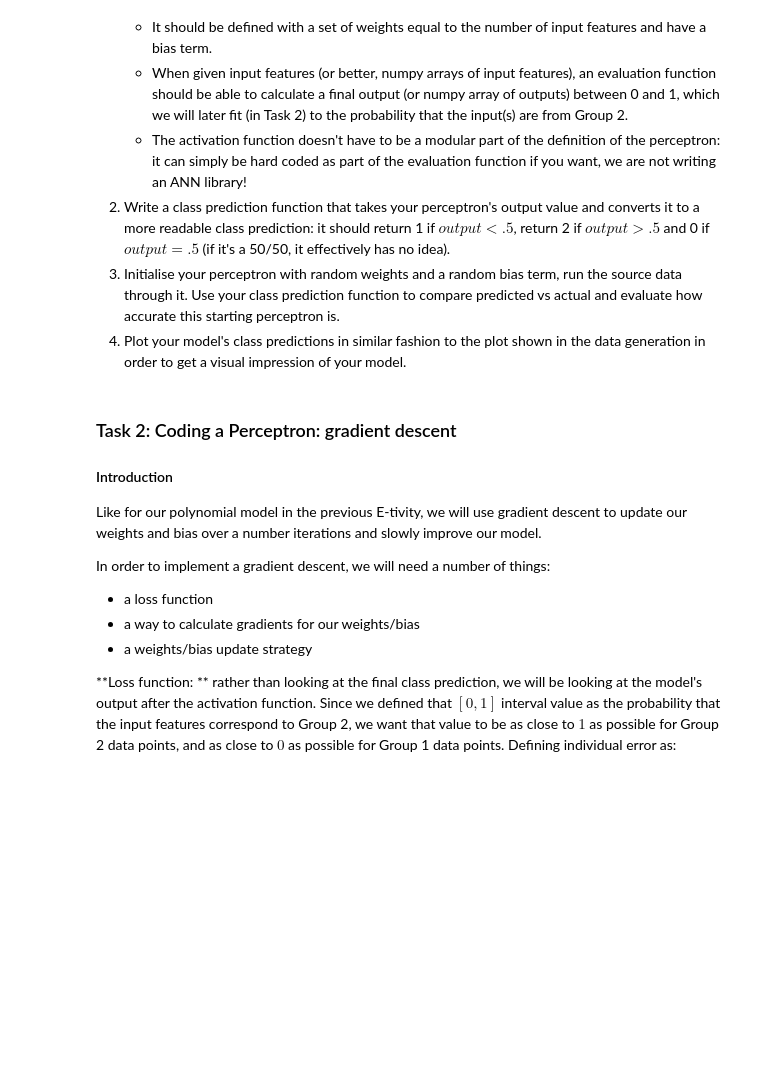
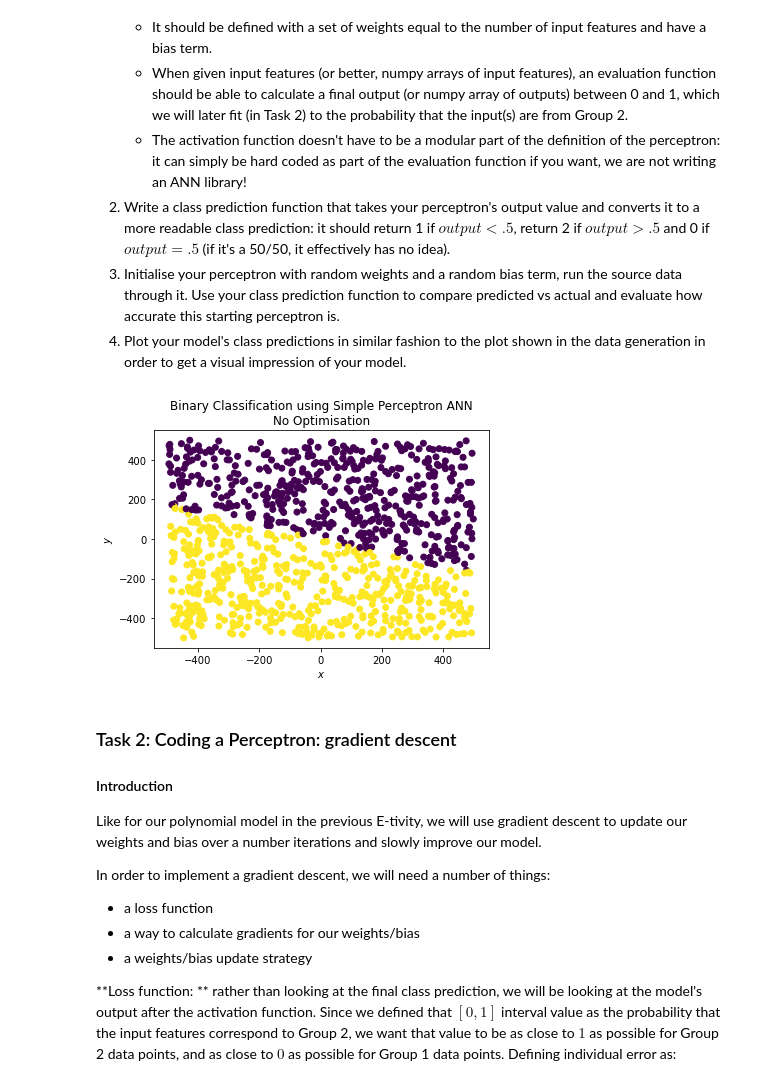
Before and after one commit to yrsci/Level8AI-CE4031-Etivity2, a Jupyter notebook: Etivity2_NeuralNetworks_21208298.ipynb, the cells around one changed output. Saved outputs shown, nothing was run; the diff lists cells and outputs as text; code cells hidden in the pictures; blank space fills up the shorter version.

Commit message:
Basic implementation of Task 1. Getting overflow errors occasionally for weights > 0.7.

```diff
--- a/Etivity2_NeuralNetworks_21208298.ipynb
+++ b/Etivity2_NeuralNetworks_21208298.ipynb
@@ -109,3 +155,25 @@ So Which means our perceptron looks like this:
+# %%
+# Combine input features into a single array X
+X = np.column_stack((x, y))
+
+# Initialise the weights
+w = init_weights(X)
+# %%
+# Use the Perceptron algorithm to calculate the probabilities & classify as Group 1 or 2
+group_membership = cast_to_group(perceptron(X, w, bias=0))
+
+# Plot the output
+plt.scatter(x, y, c=group_membership)
+
+# Label the plot
+plt.title('Binary Classification using Simple Perceptron ANN\nNo Optimisation')
+plt.xlabel('$x$')
+plt.ylabel('$y$')
+
+# Display the plot
+plt.show()
+# %% [output]
+[figure, added]
 # %% [markdown]
 ### Task 2: Coding a Perceptron: gradient descent
 
```
Also changed, not shown: parts of 3 cells of this notebook.
